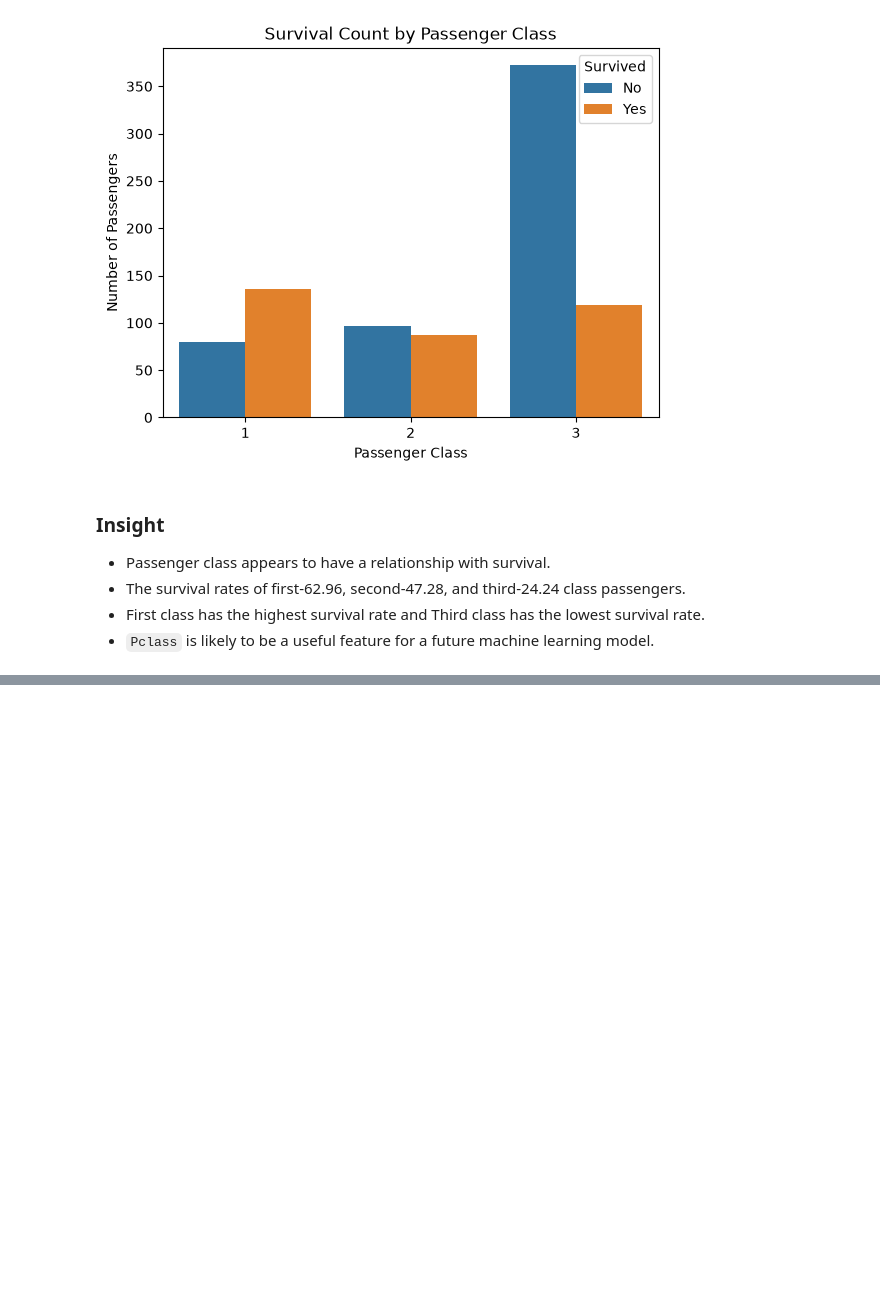
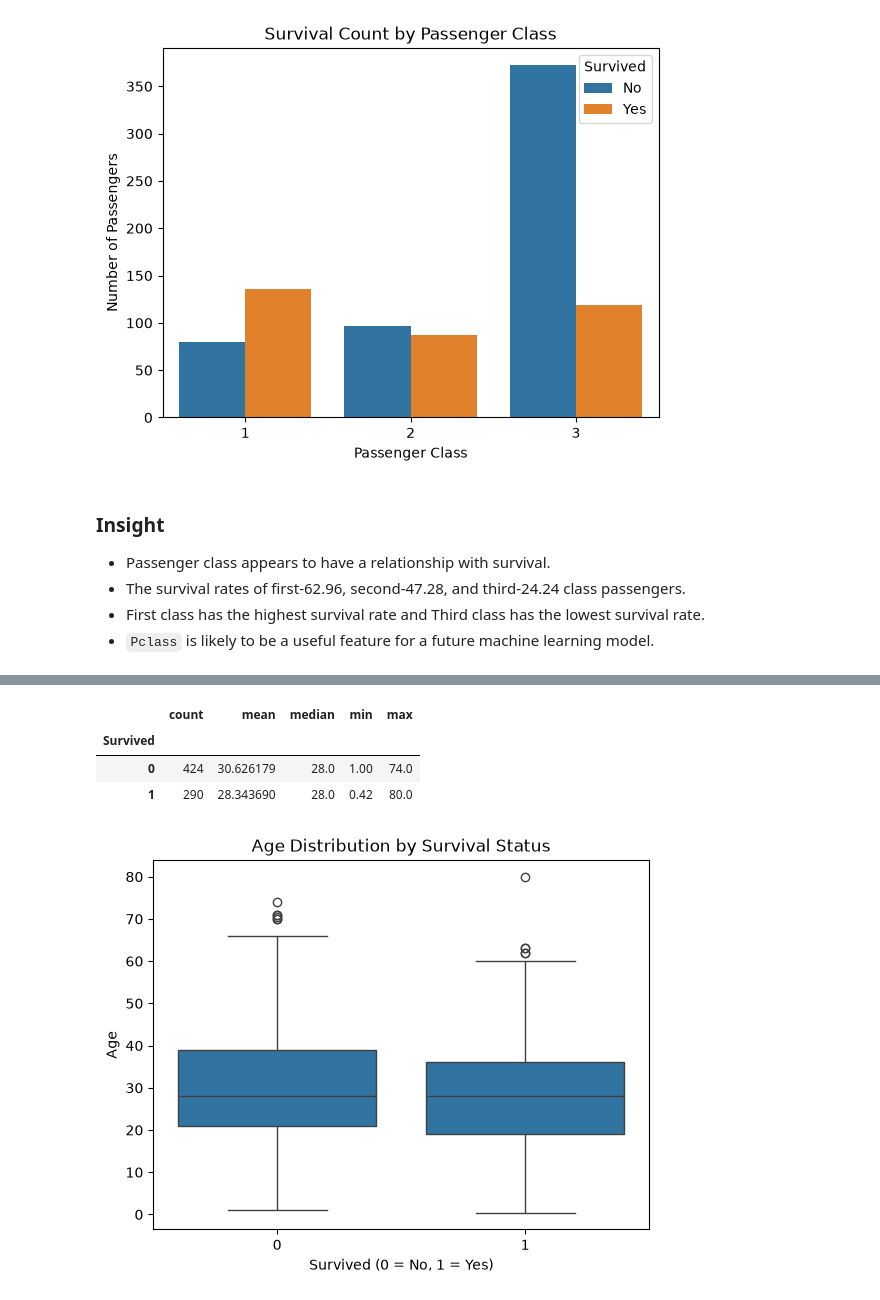
Before and after one commit to Dvnsh-coder/data-science-practice, a Jupyter notebook: Titanic/titanic_eda.ipynb, the cells around one changed output, grey strips where cells are left out. Saved outputs shown, nothing was run; the diff lists cells and outputs as text; code cells hidden in the pictures; blank space fills up the shorter version.

```diff
--- a/Titanic/titanic_eda.ipynb
+++ b/Titanic/titanic_eda.ipynb
@@ -305,0 +377,17 @@ plt.show()
+# %%
+df.groupby("Survived")["Age"].agg(["count", "mean", "median", "min", "max"])
+# %% [output]
+|  | count | mean | median | min | max |
+| Survived |  |  |  |  |  |
+| 0 | 424 | 30.626179 | 28.0 | 1.00 | 74.0 |
+| 1 | 290 | 28.343690 | 28.0 | 0.42 | 80.0 |
+# %%
+sns.boxplot(data=df, x="Survived", y="Age")
+
+plt.title("Age Distribution by Survival Status")
+plt.xlabel("Survived (0 = No, 1 = Yes)")
+plt.ylabel("Age")
+
+plt.show()
+# %% [output]
+[figure, added]
```
Also changed, not shown: parts of 10 cells of this notebook.
